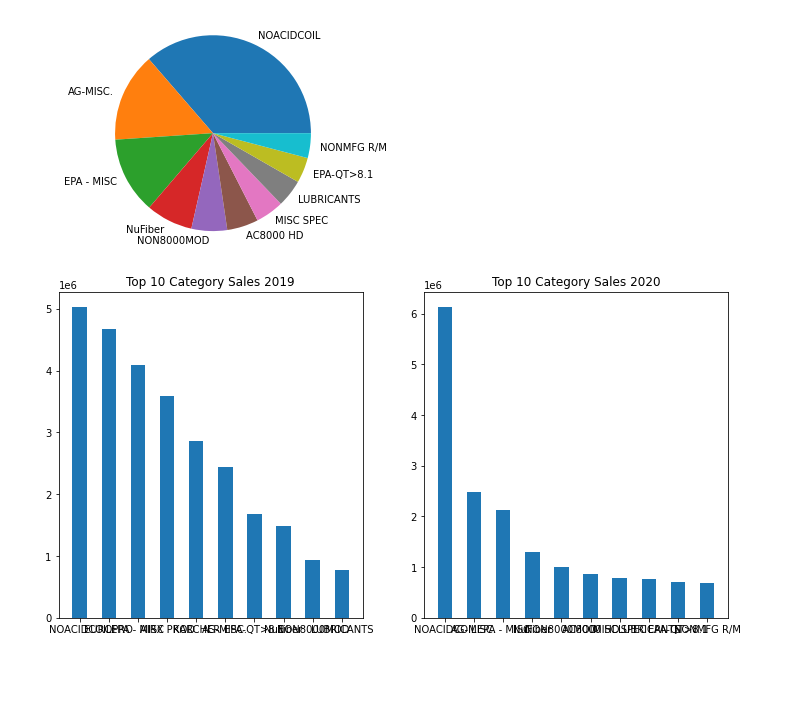
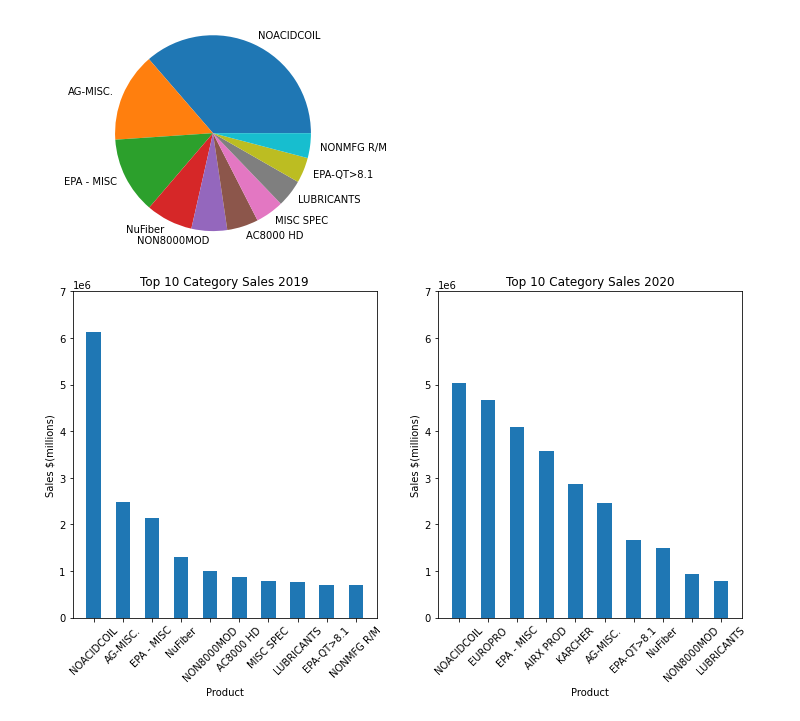
Before and after one commit to aadeba5/Project1, a Jupyter notebook: Nuance_Eric.ipynb, the cells around one changed output. Saved outputs shown, nothing was run; the diff lists cells and outputs as text; code cells hidden in the pictures; blank space fills up the shorter version.

Commit message:
Added output images

```diff
--- a/Nuance_Eric.ipynb
+++ b/Nuance_Eric.ipynb
@@ -89,11 +103,20 @@ plt.show()
 # %%
 plt.subplots(1,2, figsize=(12,6))
 plt.subplot(1,2,1)
-plt.bar(height = top_ten_2020['price_net'].head(10), x = twenty20_labels, width = .5)
+plt.bar(height = top_ten_2019['price_net'].head(10), x = twenty19_labels, width = .5)
+plt.ylabel('Sales $(millions)')
+plt.ylim(0,7000000)
+plt.xlabel('Product')
+plt.xticks(rotation =45)
 plt.title('Top 10 Category Sales 2019')
 plt.subplot(1,2,2)
-plt.bar(height = top_ten_2019['price_net'].head(10), x = twenty19_labels, width = .5)
+plt.bar(height = top_ten_2020['price_net'].head(10), x = twenty20_labels, width = .5)
+plt.ylabel('Sales $(millions)')
+plt.ylim(0,7000000)
+plt.xlabel('Product')
+plt.xticks(rotation =45)
 plt.title('Top 10 Category Sales 2020')
+plt.savefig('output/Top 10 Category Sales Comparison by Dollar Amount')
 plt.show()
 # %% [output]
-[figure, old version]
+[figure, new version]
```
Also changed, not shown: parts of 3 cells of this notebook, 4 other files.
